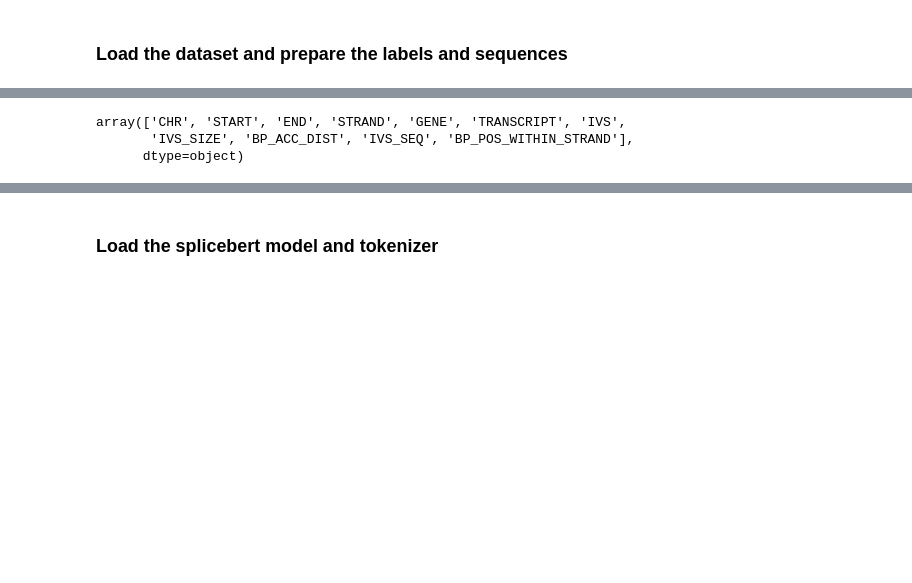
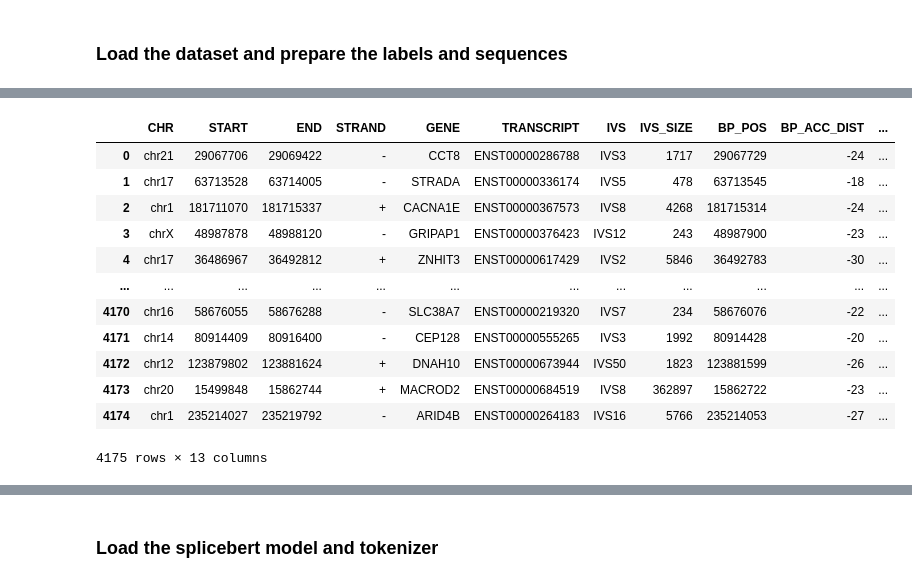
Before and after one commit to AliSaadatV/BP_LM, a Jupyter notebook: splicebert_training.ipynb, the cells around one changed output, grey strips where cells are left out. Saved outputs shown, nothing was run; the diff lists cells and outputs as text; code cells hidden in the pictures; blank space fills up the shorter version.

```diff
--- a/splicebert_training.ipynb
+++ b/splicebert_training.ipynb
@@ -84,10 +100,20 @@ Test set contains 108 data points (10.80%)
+# %%
+train_df
+# %% [output]
+|  | CHR | START | END | STRAND | GENE | TRANSCRIPT | IVS | IVS_SIZE | BP_POS | BP_ACC_DIST | ... |
+| 0 | chr21 | 29067706 | 29069422 | - | CCT8 | ENST00000286788 | IVS3 | 1717 | 29067729 | -24 | ... |
+| 1 | chr17 | 63713528 | 63714005 | - | STRADA | ENST00000336174 | IVS5 | 478 | 63713545 | -18 | ... |
+| 2 | chr1 | 181711070 | 181715337 | + | CACNA1E | ENST00000367573 | IVS8 | 4268 | 181715314 | -24 | ... |
+| 3 | chrX | 48987878 | 48988120 | - | GRIPAP1 | ENST00000376423 | IVS12 | 243 | 48987900 | -23 | ... |
+| 4 | chr17 | 36486967 | 36492812 | + | ZNHIT3 | ENST00000617429 | IVS2 | 5846 | 36492783 | -30 | ... |
+| ... | ... | ... | ... | ... | ... | ... | ... | ... | ... | ... | ... |
+| 4170 | chr16 | 58676055 | 58676288 | - | SLC38A7 | ENST00000219320 | IVS7 | 234 | 58676076 | -22 | ... |
+| 4171 | chr14 | 80914409 | 80916400 | - | CEP128 | ENST00000555265 | IVS3 | 1992 | 80914428 | -20 | ... |
+| 4172 | chr12 | 123879802 | 123881624 | + | DNAH10 | ENST00000673944 | IVS50 | 1823 | 123881599 | -26 | ... |
+| 4173 | chr20 | 15499848 | 15862744 | + | MACROD2 | ENST00000684519 | IVS8 | 362897 | 15862722 | -23 | ... |
+| 4174 | chr1 | 235214027 | 235219792 | - | ARID4B | ENST00000264183 | IVS16 | 5766 | 235214053 | -27 | ... |
+4175 rows × 13 columns
 # %%
 train_seqs, train_labels = extract_intron_seq_and_labels(train_df, max_model_input_size=1024, truncate=True)
 test_seqs, test_labels = extract_intron_seq_and_labels(test_df, max_model_input_size=1024, truncate=True)
 val_seqs, val_labels = extract_intron_seq_and_labels(val_df, max_model_input_size=1024, truncate=True)
-# %%
-df.columns.values
-# %% [output]
-array(['CHR', 'START', 'END', 'STRAND', 'GENE', 'TRANSCRIPT', 'IVS',
-       'IVS_SIZE', 'BP_ACC_DIST', 'IVS_SEQ', 'BP_POS_WITHIN_STRAND'],
-      dtype=object)
```
Also changed, not shown: parts of 28 cells of this notebook.
